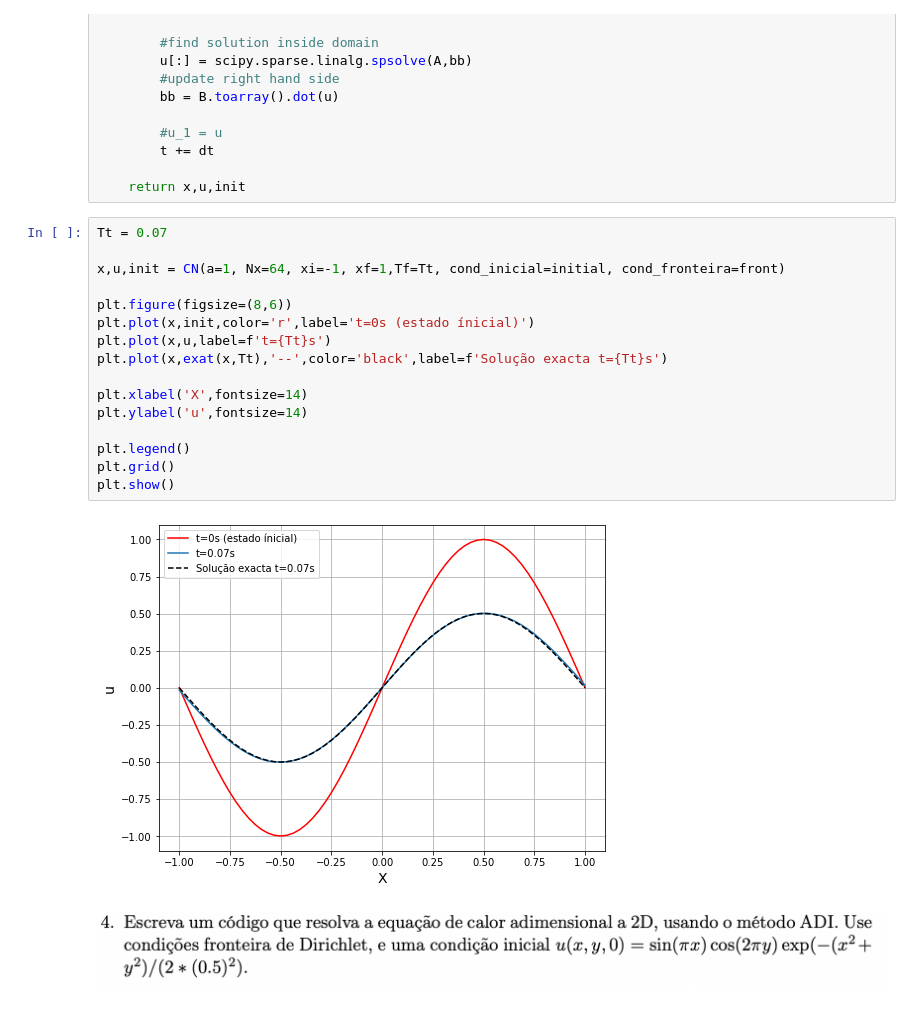
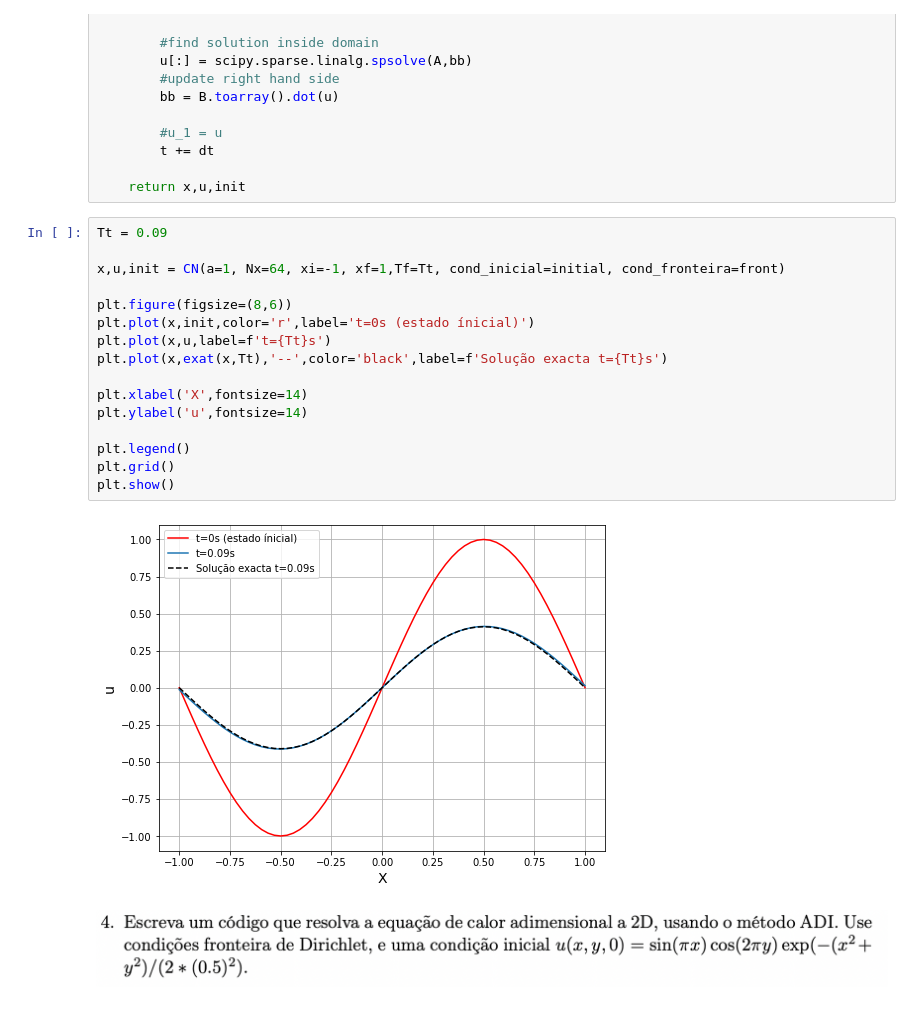
Before and after one commit to caua-veiga/Metodos-Computacionais-2022, a Jupyter notebook: TPs/Notebooks/TP 5.ipynb, the cells around one changed output. Cells and saved outputs as stored; diff of their text form.

```diff
--- a/TPs/Notebooks/TP 5.ipynb
+++ b/TPs/Notebooks/TP 5.ipynb
@@ -281,23 +281,23 @@ def CN(a, Nx, xi, xf, Tf, cond_inicial, cond_fronteira):
 
     return x,u,init
 # %%
-Tt = 0.07
+Tt = 0.09
 
 x,u,init = CN(a=1, Nx=64, xi=-1, xf=1,Tf=Tt, cond_inicial=initial, cond_fronteira=front)
 
 plt.figure(figsize=(8,6))
 plt.plot(x,init,color='r',label='t=0s (estado ínicial)')
 plt.plot(x,u,label=f't={Tt}s')
 plt.plot(x,exat(x,Tt),'--',color='black',label=f'Solução exacta t={Tt}s')
 
 plt.xlabel('X',fontsize=14)
 plt.ylabel('u',fontsize=14)
 
 plt.legend()
 plt.grid()
 plt.show()
 # %% [output]
-[figure, old version]
+[figure, new version]
 # %% [markdown]
 ![image.png](attachment:image.png)
 # %%
```
Also changed, not shown: parts of 7 cells of this notebook.
